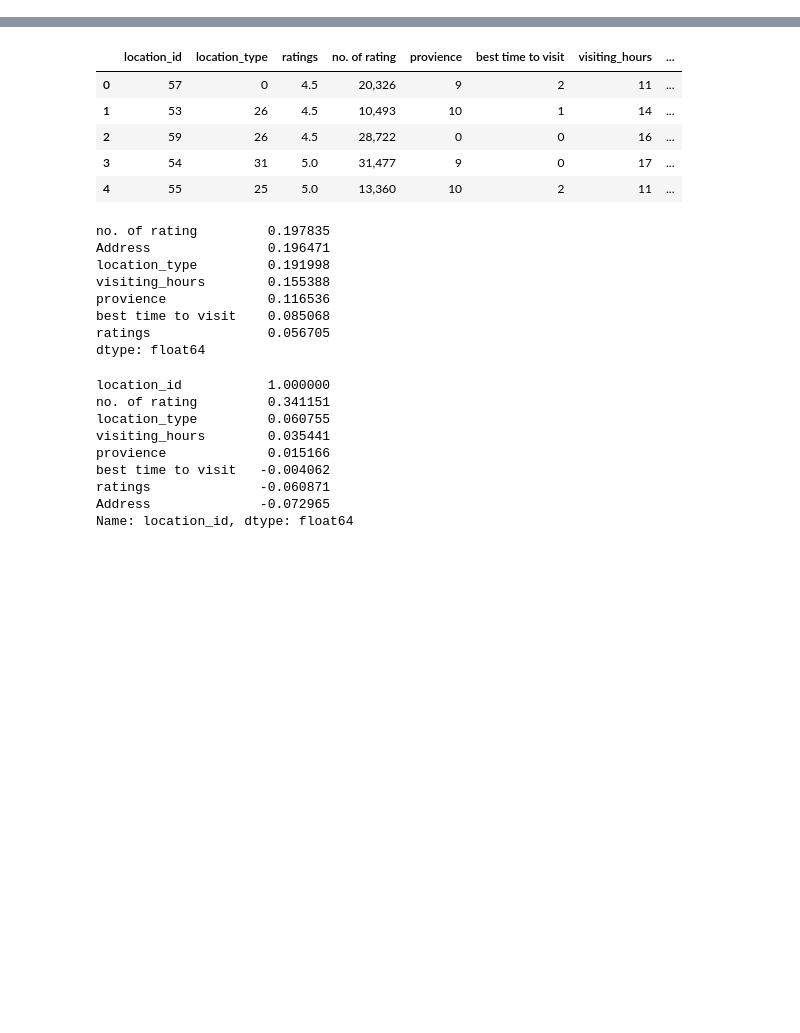
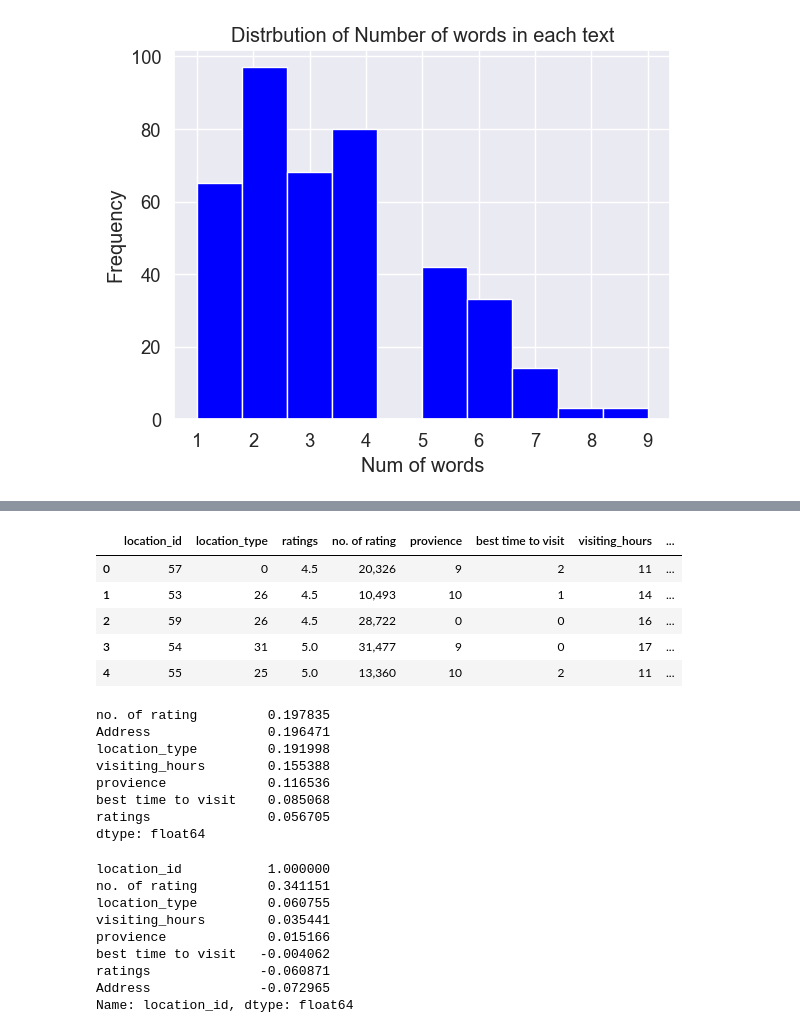
Before and after one commit to yatchit888/Tour-Schedule-Planning-NLP, a Jupyter notebook: Schedule_Planning_model.ipynb, the cells around one changed output, grey strips where cells are left out. Cells and saved outputs as stored; diff of their text form; code cells hidden in the pictures; blank space fills up the shorter version.

```diff
--- a/Schedule_Planning_model.ipynb
+++ b/Schedule_Planning_model.ipynb
@@ -17,0 +144,9 @@ from sklearn.preprocessing import MinMaxScaler
+# %%
+words_len=df['Pattern'].str.split().map(lambda x: len(x))
+plt.hist(words_len,color='blue')
+plt.title("Distrbution of Number of words in each text")
+plt.xlabel("Num of words")
+plt.ylabel("Frequency")
+plt.show()
+# %% [output]
+[figure, added]
```
Also changed, not shown: parts of 28 cells of this notebook, 1 other file.
